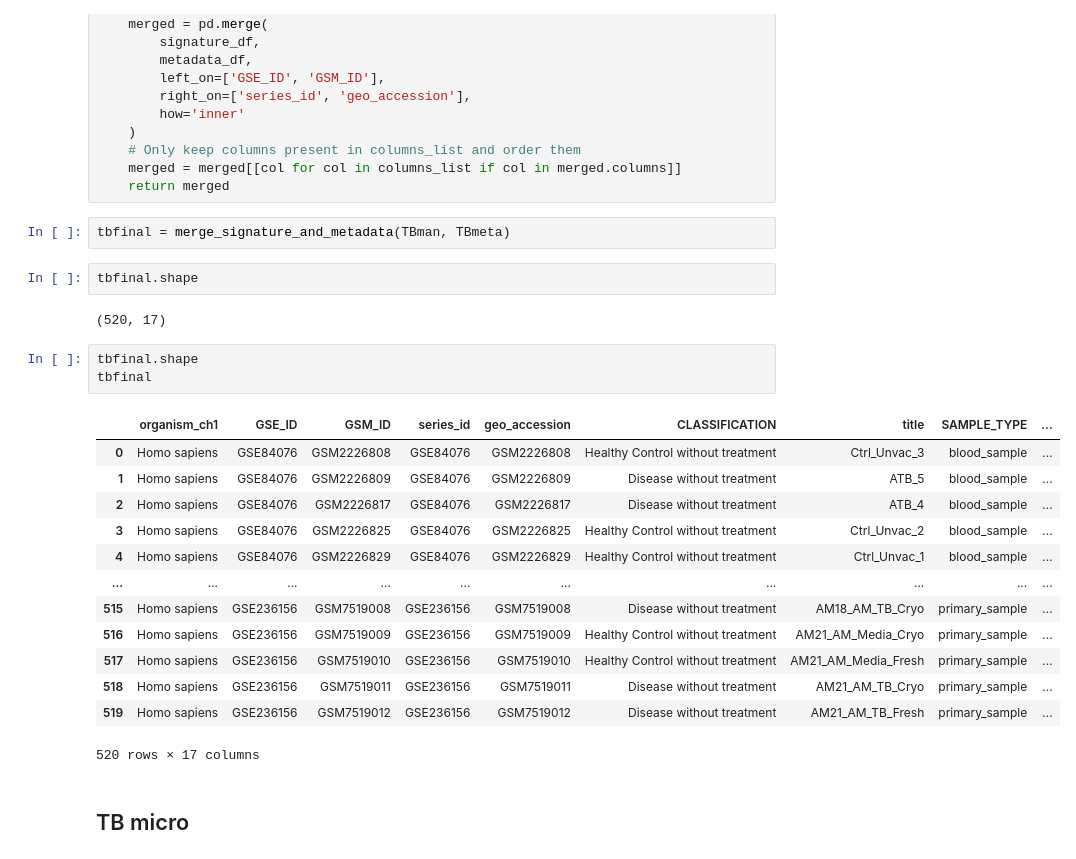
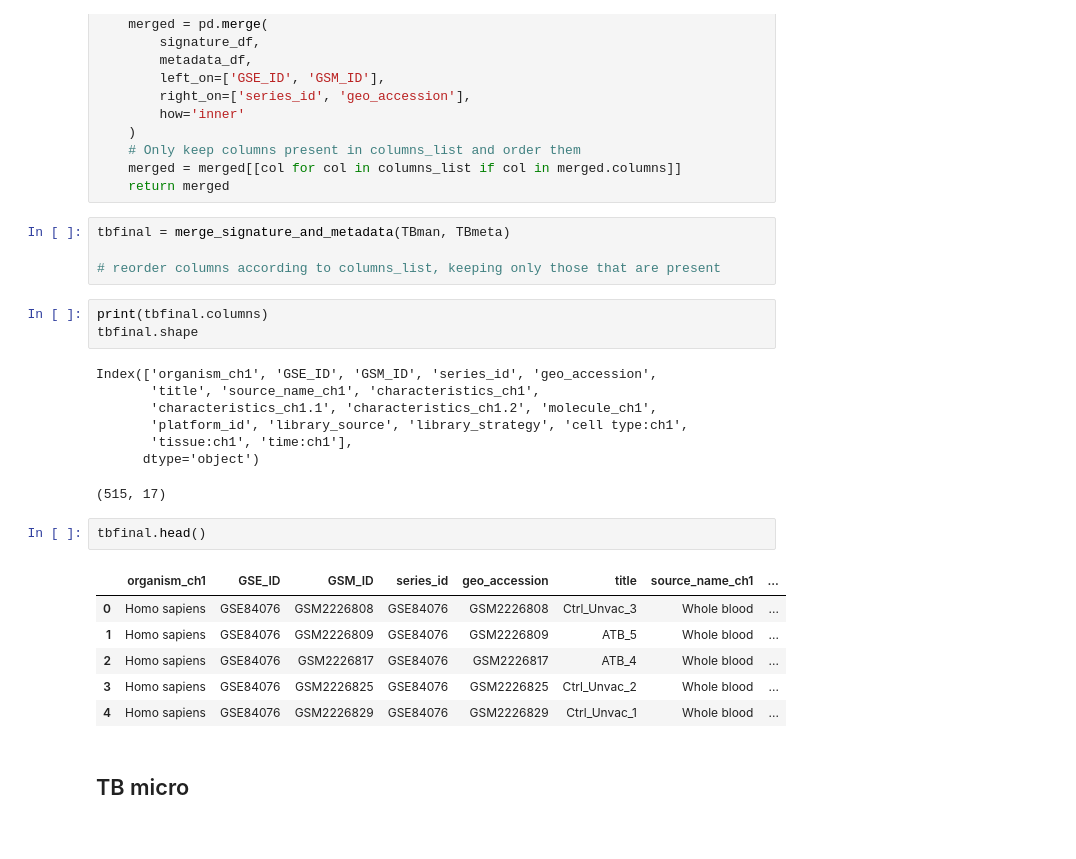
Before and after one commit to JRaviLab/integrative-drugrep-tb, a Jupyter notebook: DataCurration/Stage1.1_CheckLabeling.ipynb, the cells around one changed output. Drawn from its saved outputs; the diff is of its cells as text.

```diff
--- a/DataCurration/Stage1.1_CheckLabeling.ipynb
+++ b/DataCurration/Stage1.1_CheckLabeling.ipynb
@@ -399,27 +405,28 @@ def merge_signature_and_metadata(signature_df, metadata_df):
 	return merged
 # %%
 tbfinal = merge_signature_and_metadata(TBman, TBmeta)
+
+# reorder columns according to columns_list, keeping only those that are present
 # %%
+print(tbfinal.columns)
 tbfinal.shape
 # %% [output]
-(520, 17)
+Index(['organism_ch1', 'GSE_ID', 'GSM_ID', 'series_id', 'geo_accession',
+       'title', 'source_name_ch1', 'characteristics_ch1',
+       'characteristics_ch1.1', 'characteristics_ch1.2', 'molecule_ch1',
+       'platform_id', 'library_source', 'library_strategy', 'cell type:ch1',
+       'tissue:ch1', 'time:ch1'],
+      dtype='object')
+(515, 17)
 # %%
-tbfinal.shape
-tbfinal
+tbfinal.head()
 # %% [output]
-|  | organism_ch1 | GSE_ID | GSM_ID | series_id | geo_accession | CLASSIFICATION | title | SAMPLE_TYPE | ... |
-| 0 | Homo sapiens | GSE84076 | GSM2226808 | GSE84076 | GSM2226808 | Healthy Control without treatment | Ctrl_Unvac_3 | blood_sample | ... |
-| 1 | Homo sapiens | GSE84076 | GSM2226809 | GSE84076 | GSM2226809 | Disease without treatment | ATB_5 | blood_sample | ... |
-| 2 | Homo sapiens | GSE84076 | GSM2226817 | GSE84076 | GSM2226817 | Disease without treatment | ATB_4 | blood_sample | ... |
-| 3 | Homo sapiens | GSE84076 | GSM2226825 | GSE84076 | GSM2226825 | Healthy Control without treatment | Ctrl_Unvac_2 | blood_sample | ... |
-| 4 | Homo sapiens | GSE84076 | GSM2226829 | GSE84076 | GSM2226829 | Healthy Control without treatment | Ctrl_Unvac_1 | blood_sample | ... |
-| ... | ... | ... | ... | ... | ... | ... | ... | ... | ... |
-| 515 | Homo sapiens | GSE236156 | GSM7519008 | GSE236156 | GSM7519008 | Disease without treatment | AM18_AM_TB_Cryo | primary_sample | ... |
-| 516 | Homo sapiens | GSE236156 | GSM7519009 | GSE236156 | GSM7519009 | Healthy Control without treatment | AM21_AM_Media_Cryo | primary_sample | ... |
-| 517 | Homo sapiens | GSE236156 | GSM7519010 | GSE236156 | GSM7519010 | Healthy Control without treatment | AM21_AM_Media_Fresh | primary_sample | ... |
-| 518 | Homo sapiens | GSE236156 | GSM7519011 | GSE236156 | GSM7519011 | Disease without treatment | AM21_AM_TB_Cryo | primary_sample | ... |
-| 519 | Homo sapiens | GSE236156 | GSM7519012 | GSE236156 | GSM7519012 | Disease without treatment | AM21_AM_TB_Fresh | primary_sample | ... |
+|  | organism_ch1 | GSE_ID | GSM_ID | series_id | geo_accession | title | source_name_ch1 | ... |
+| 0 | Homo sapiens | GSE84076 | GSM2226808 | GSE84076 | GSM2226808 | Ctrl_Unvac_3 | Whole blood | ... |
+| 1 | Homo sapiens | GSE84076 | GSM2226809 | GSE84076 | GSM2226809 | ATB_5 | Whole blood | ... |
+| 2 | Homo sapiens | GSE84076 | GSM2226817 | GSE84076 | GSM2226817 | ATB_4 | Whole blood | ... |
+| 3 | Homo sapiens | GSE84076 | GSM2226825 | GSE84076 | GSM2226825 | Ctrl_Unvac_2 | Whole blood | ... |
+| 4 | Homo sapiens | GSE84076 | GSM2226829 | GSE84076 | GSM2226829 | Ctrl_Unvac_1 | Whole blood | ... |
-520 rows × 17 columns
 # %% [markdown]
 ## TB micro
 # %%
```
Also changed, not shown: parts of 11 cells of this notebook, 4 other files.
